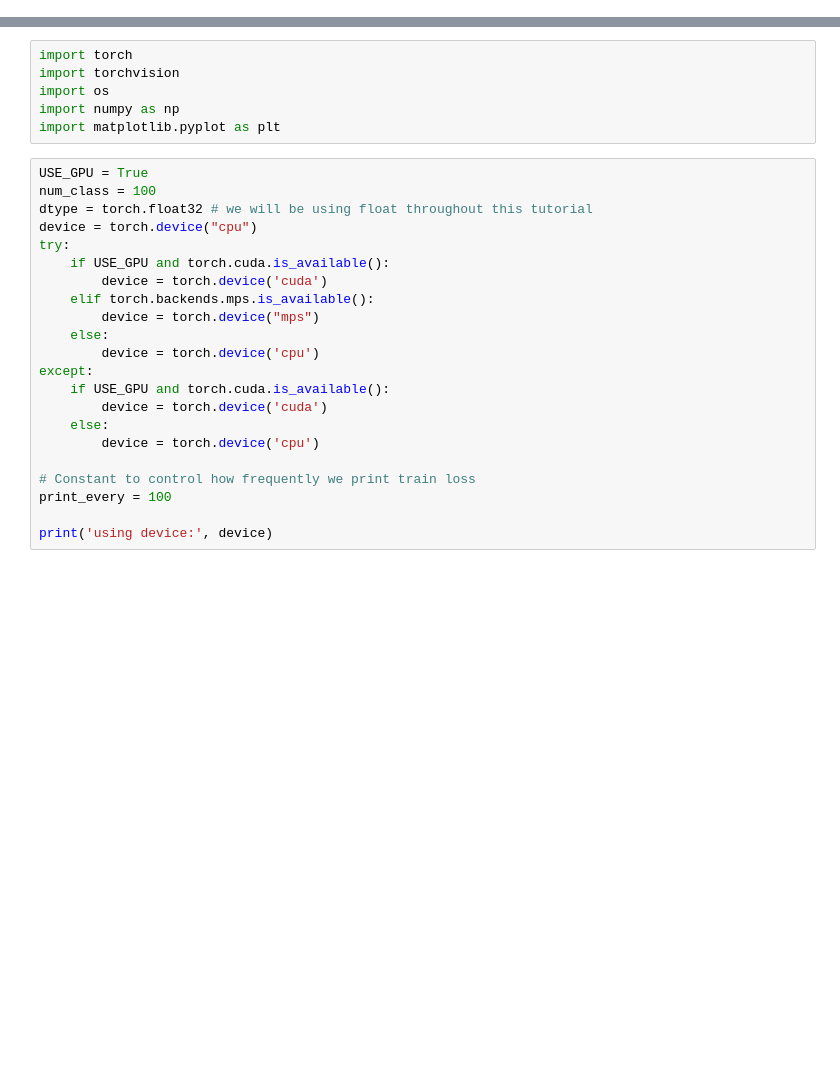
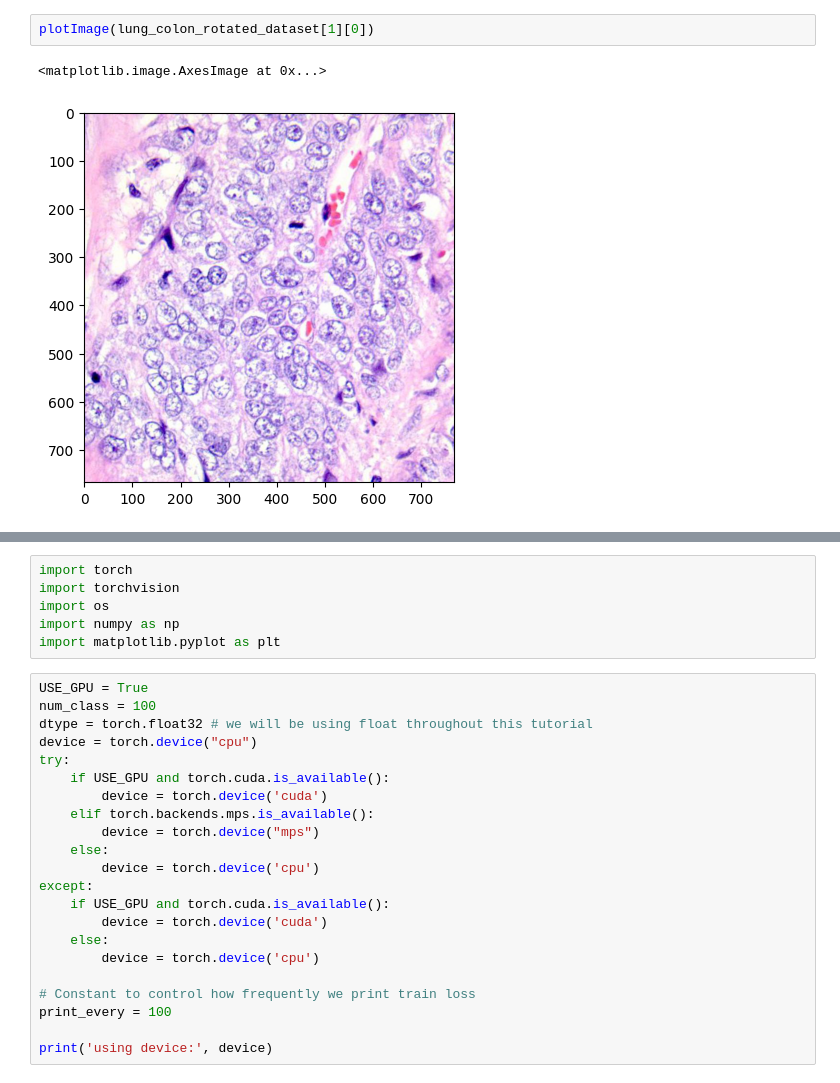
Before and after one commit to amanguptaBay/ECE_285_Final, a Jupyter notebook: resnet_ttt.ipynb, the cells around one changed output, grey strips where cells are left out. Drawn from its saved outputs; the diff is of its cells as text; blank space fills up the shorter version.

```diff
--- a/resnet_ttt.ipynb
+++ b/resnet_ttt.ipynb
@@ -0,0 +55,5 @@
+# %%
+plotImage(lung_colon_rotated_dataset[1][0])
+# %% [output]
+<matplotlib.image.AxesImage at 0x...>
+[figure, added]
```
Also changed, not shown: parts of 41 cells of this notebook, 2 other files.
